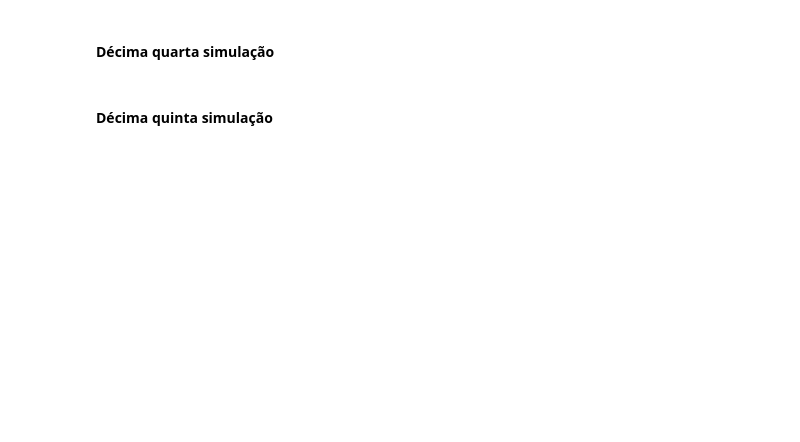
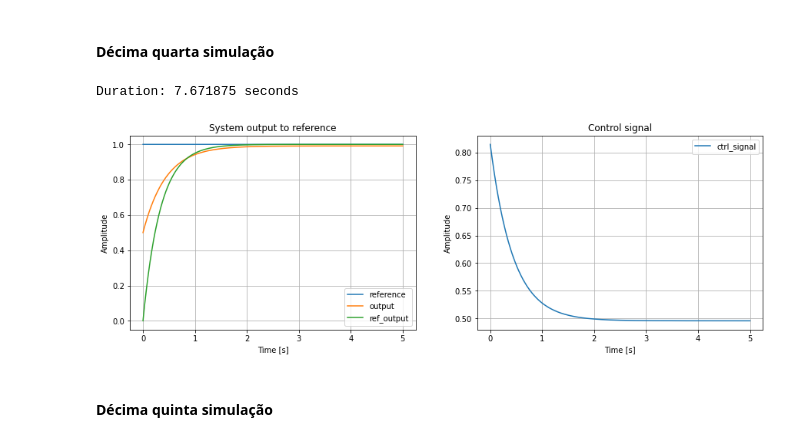
Before and after one commit to Lwao/simulations-in-robust-adaptive-control, a Jupyter notebook: Simulações em Controle Adaptativo Robusto.ipynb, the cells around one changed output. Saved outputs shown, nothing was run; the diff lists cells and outputs as text; code cells hidden in the pictures; blank space fills up the shorter version.

```diff
--- a/Simulações em Controle Adaptativo Robusto.ipynb
+++ b/Simulações em Controle Adaptativo Robusto.ipynb
@@ -356,13 +356,7 @@ class EstimatorMRAC(Block):
           theta2 = self.h*self.dot_par2(self.adaptive_gains[1], self.in_buffer)+self.controller_gains[1]
         return theta1, theta2
 
-    def set_adaptive_gains(self, adaptive_gains = [0,0]):
-      if (len(adaptive_gains)>=2):
-        self.adaptive_gains = np.array(adaptive_gains, dtype=DefaultDtype)
-      elif(len(adaptive_gains)==1):
-        self.adaptive_gains = np.array([adaptive_gains[0], 0], dtype=DefaultDtype)
-      else:
-        self.adaptive_gains = np.array([0, 0], dtype=DefaultDtype)
+    def set_adaptive_gains(self, adaptive_gains = [0,0]): self.adaptive_gains = np.array(adaptive_gains, dtype=DefaultDtype)
 # %% [markdown]
 ### EstimatorVSMRAC
 # %% [markdown]
@@ -1128,20 +1234,23 @@ print('Duration: ' + str(time.process_time()-start) + ' seconds')
 # %%
 # Décima quarta simulação
 
 start = time.process_time()
 
 tend = 5 # seconds
 const = Source(name='Source', h=h, amplitude=lambda t:1)
 nomPlant.reset(initial_conditions=[0.5])
 refPlant.reset(initial_conditions=[0])
 ctrl.reset(ports_gains = [-0.65, 1.14])
 estimator = EstimatorMRAC(name='Estimator',
                           actual_controller_gains = ctrl.get_parameters(),
                           adaptation_law ='dead_zone',
                           adaptive_gains = [1,1],
-                          dead_zone = 0.1)
+                          dead_zone = 0.5)
 
 sim_nominal(h, tend, const, nomPlant, refPlant, ctrl, estimator)
 print('Duration: ' + str(time.process_time()-start) + ' seconds')
+# %% [output]
+Duration: 7.671875 seconds
+[figure, added]
 # %% [markdown]
 #### Décima quinta simulação
```
Also changed, not shown: parts of 74 cells of this notebook.
